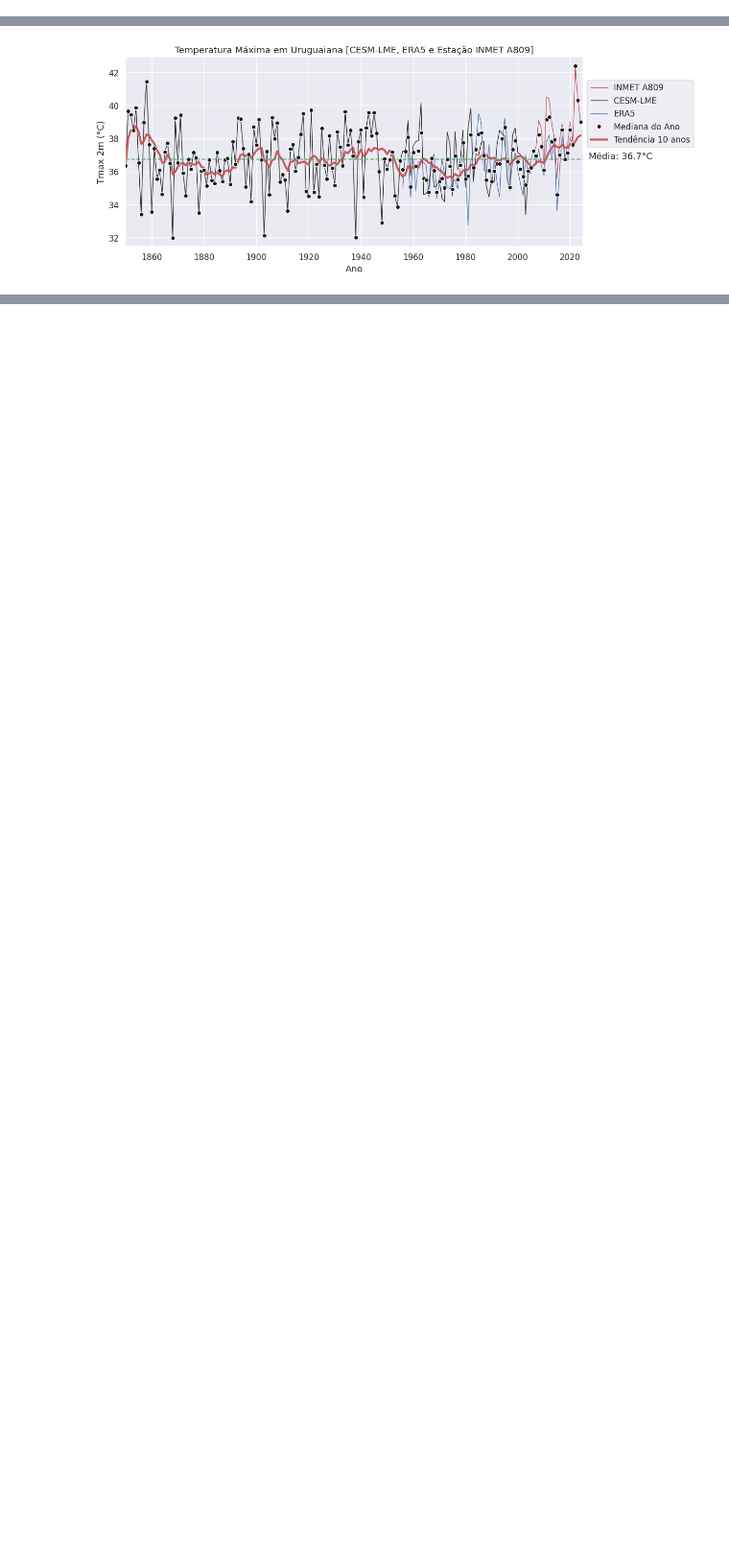
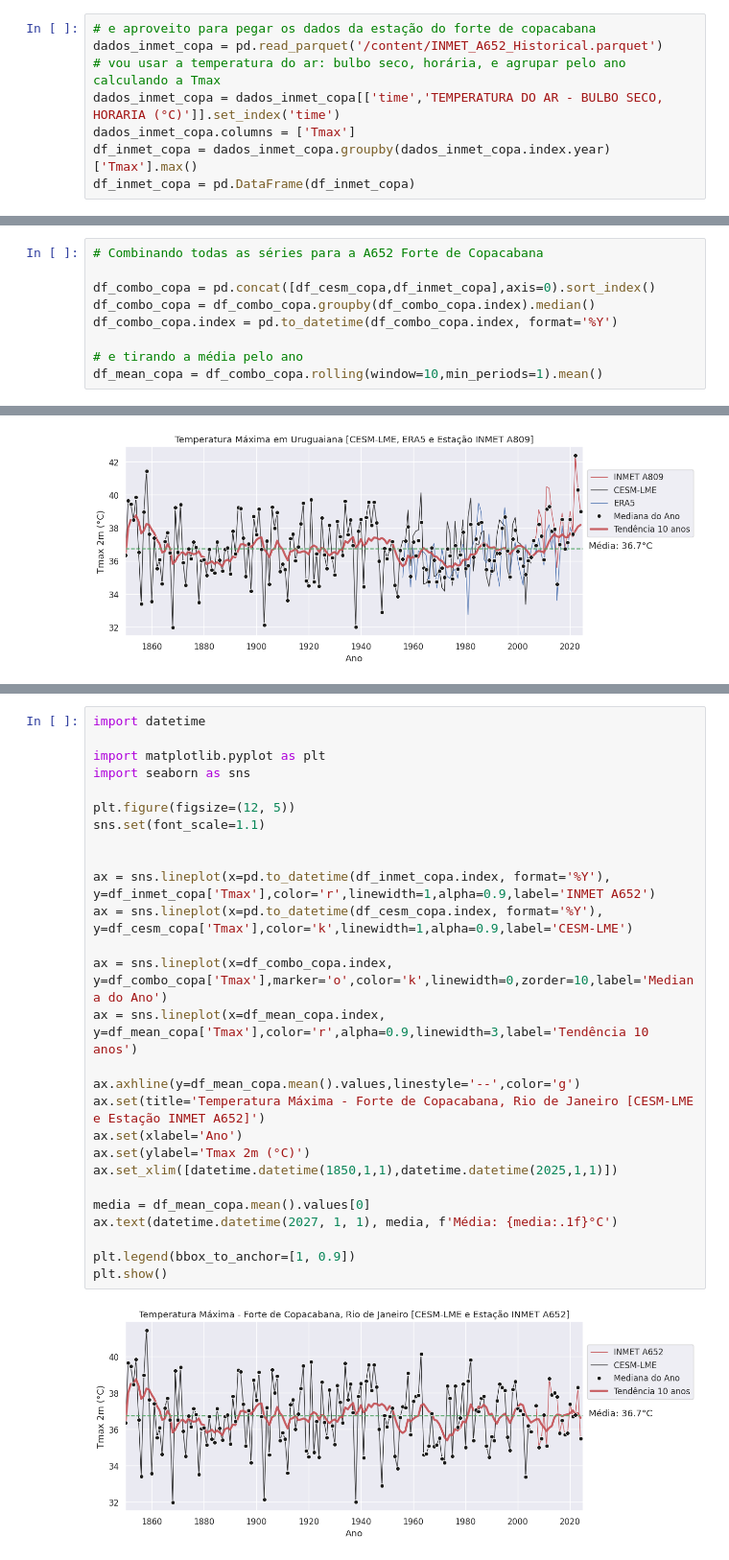
Before and after one commit to andrebelem/pythonverse, a Jupyter notebook: Comparativo_Tmax_Uruguaiana_CESM_ERA_INMET.ipynb, the cells around one changed output, grey strips where cells are left out. Shown: that part at 96% size. Cells and saved outputs as stored; diff of their text form; blank space fills up the shorter version.

```diff
--- a/Comparativo_Tmax_Uruguaiana_CESM_ERA_INMET.ipynb
+++ b/Comparativo_Tmax_Uruguaiana_CESM_ERA_INMET.ipynb
@@ -115,6 +148,14 @@ dados_inmet = dados_inmet[['time','TEMPERATURA DO AR - BULBO SECO, HORARIA (°C)
 dados_inmet.columns = ['Tmax']
 df_inmet = dados_inmet.groupby(dados_inmet.index.year)['Tmax'].max()
 df_inmet = pd.DataFrame(df_inmet)
+# %%
+# e aproveito para pegar os dados da estação do forte de copacabana
+dados_inmet_copa = pd.read_parquet('/content/INMET_A652_Historical.parquet')
+# vou usar a temperatura do ar: bulbo seco, horária, e agrupar pelo ano calculando a Tmax
+dados_inmet_copa = dados_inmet_copa[['time','TEMPERATURA DO AR - BULBO SECO, HORARIA (°C)']].set_index('time')
+dados_inmet_copa.columns = ['Tmax']
+df_inmet_copa = dados_inmet_copa.groupby(dados_inmet_copa.index.year)['Tmax'].max()
+df_inmet_copa = pd.DataFrame(df_inmet_copa)
 # %% [markdown]
 Agora que está tudo aqui, podemos plotar todos os dados juntos.
 # %%
@@ -147,6 +188,15 @@ df_combo.index = pd.to_datetime(df_combo.index, format='%Y')
 
 # e tirando a média pelo ano
 df_mean = df_combo.rolling(window=10,min_periods=1).mean()
+# %%
+# Combinando todas as séries para a A652 Forte de Copacabana
+
+df_combo_copa = pd.concat([df_cesm_copa,df_inmet_copa],axis=0).sort_index()
+df_combo_copa = df_combo_copa.groupby(df_combo_copa.index).median()
+df_combo_copa.index = pd.to_datetime(df_combo_copa.index, format='%Y')
+
+# e tirando a média pelo ano
+df_mean_copa = df_combo_copa.rolling(window=10,min_periods=1).mean()
 # %% [markdown]
 ...e por último um gráfico mais "apresentável"
 # %%
@@ -182 +234,30 @@ plt.show()
+# %%
+import datetime
+
+import matplotlib.pyplot as plt
+import seaborn as sns
+
+plt.figure(figsize=(12, 5))
+sns.set(font_scale=1.1)
+
+
+ax = sns.lineplot(x=pd.to_datetime(df_inmet_copa.index, format='%Y'), y=df_inmet_copa['Tmax'],color='r',linewidth=1,alpha=0.9,label='INMET A652')
+ax = sns.lineplot(x=pd.to_datetime(df_cesm_copa.index, format='%Y'), y=df_cesm_copa['Tmax'],color='k',linewidth=1,alpha=0.9,label='CESM-LME')
+
+ax = sns.lineplot(x=df_combo_copa.index, y=df_combo_copa['Tmax'],marker='o',color='k',linewidth=0,zorder=10,label='Mediana do Ano')
+ax = sns.lineplot(x=df_mean_copa.index, y=df_mean_copa['Tmax'],color='r',alpha=0.9,linewidth=3,label='Tendência 10 anos')
+
+ax.axhline(y=df_mean_copa.mean().values,linestyle='--',color='g')
+ax.set(title='Temperatura Máxima - Forte de Copacabana, Rio de Janeiro [CESM-LME e Estação INMET A652]')
+ax.set(xlabel='Ano')
+ax.set(ylabel='Tmax 2m (°C)')
+ax.set_xlim([datetime.datetime(1850,1,1),datetime.datetime(2025,1,1)])
+
+media = df_mean_copa.mean().values[0]
+ax.text(datetime.datetime(2027, 1, 1), media, f'Média: {media:.1f}°C')
+
+plt.legend(bbox_to_anchor=[1, 0.9])
+plt.show()
+# %% [output]
+[figure, added]
 # %% [markdown]
```
Also changed, not shown: parts of 5 cells of this notebook.
